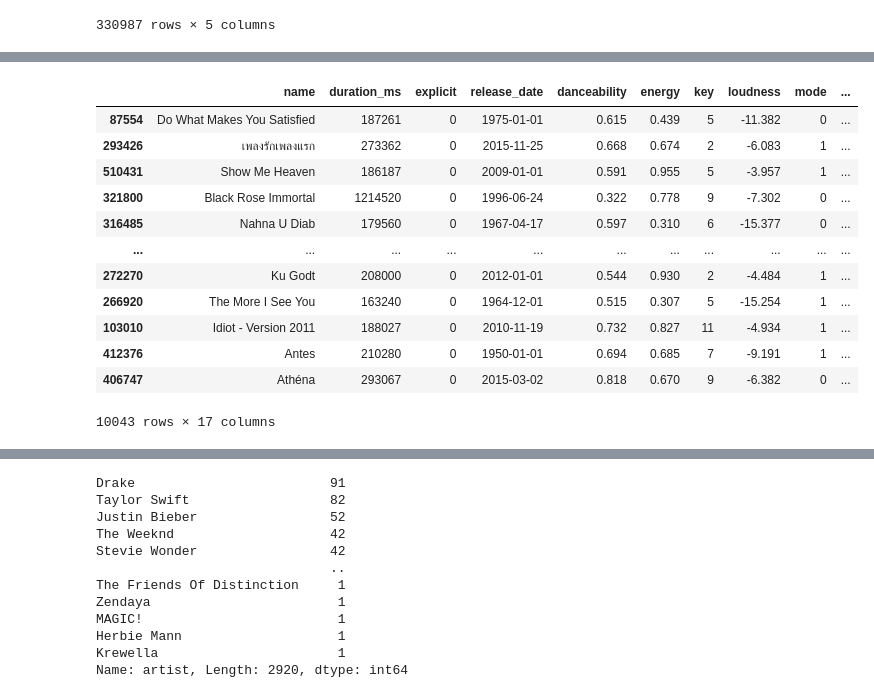
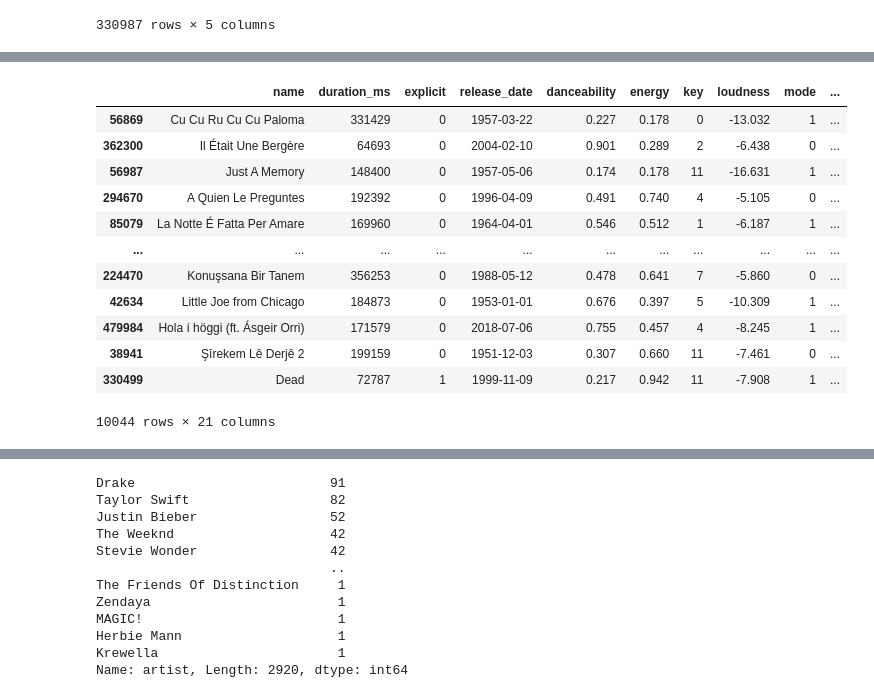
Before and after one commit to xRiku/gp-ufes, a Jupyter notebook: billboard_x_spotify.ipynb, the cells around one changed output, grey strips where cells are left out. Saved outputs shown, nothing was run; the diff lists cells and outputs as text; code cells hidden in the pictures.

```diff
--- a/billboard_x_spotify.ipynb
+++ b/billboard_x_spotify.ipynb
@@ -23,3 +27,5 @@ entries
 # %%
 billboard = entries.sort_values('date', ascending=False)
 billboard['cumulative_artist_appearances'] = billboard.groupby('artist').cumcount(ascending=False)
+billboard = billboard.sort_values(by=['date'], ascending=False).drop_duplicates(['name', 'artist'], keep='first')
+billboard.loc[billboard['artist'] == 'Big Time Rush']
@@ -110,0 +38,5 @@ billboard.loc[billboard['name'] == 'White Christmas']
+# %%
+# Por alguma razão, algumas músicas aparecem repetidas diversas vezes com
+# variações mínimas nas features de audio, portanto é necessario filtra-las
+new_df = df.sort_values(by='release_date').drop_duplicates(['name', 'artist'], keep='first')
+new_df.loc[(df['artist'] == 'Big Time Rush')][['name', 'artist', 'release_date']]
@@ -156,0 +203,3 @@ billboard2.loc[billboard2['artist'] == 'BLACKPINK'][['name', 'artist', 'cumulati
+# %%
+total_in_billboard = len(merged_df[~merged_df['weeks'].isna()])
+total_in_billboard
@@ -157,5 +212,5 @@ billboard2.loc[billboard2['artist'] == 'BLACKPINK'][['name', 'artist', 'cumulati
 # %%
-sanitized_merged_df = merged_df[merged_df['weeks'].isna()].reset_index(drop=True)
-sanitized_merged_df
+unsuccessful_df = merged_df[merged_df['weeks'].isna()].reset_index(drop=True)
+unsuccessful_df
 # %% [output]
 |  | name | duration_ms | explicit | release_date | danceability | energy | key | loudness | mode | ... |
@@ -174,20 +229,20 @@ sanitized_merged_df
 # %%
-samples_df = sanitized_merged_df.sample(n=total_in_billboard)
+samples_df = unsuccessful_df.sample(n=total_in_billboard, random_state=2023)
 samples_df
 # %% [output]
 |  | name | duration_ms | explicit | release_date | danceability | energy | key | loudness | mode | ... |
-| 87554 | Do What Makes You Satisfied | 187261 | 0 | 1975-01-01 | 0.615 | 0.439 | 5 | -11.382 | 0 | ... |
-| 293426 | เพลงรักเพลงแรก | 273362 | 0 | 2015-11-25 | 0.668 | 0.674 | 2 | -6.083 | 1 | ... |
-| 510431 | Show Me Heaven | 186187 | 0 | 2009-01-01 | 0.591 | 0.955 | 5 | -3.957 | 1 | ... |
-| 321800 | Black Rose Immortal | 1214520 | 0 | 1996-06-24 | 0.322 | 0.778 | 9 | -7.302 | 0 | ... |
-| 316485 | Nahna U Diab | 179560 | 0 | 1967-04-17 | 0.597 | 0.310 | 6 | -15.377 | 0 | ... |
+| 56869 | Cu Cu Ru Cu Cu Paloma | 331429 | 0 | 1957-03-22 | 0.227 | 0.178 | 0 | -13.032 | 1 | ... |
+| 362300 | Il Était Une Bergère | 64693 | 0 | 2004-02-10 | 0.901 | 0.289 | 2 | -6.438 | 0 | ... |
+| 56987 | Just A Memory | 148400 | 0 | 1957-05-06 | 0.174 | 0.178 | 11 | -16.631 | 1 | ... |
+| 294670 | A Quien Le Preguntes | 192392 | 0 | 1996-04-09 | 0.491 | 0.740 | 4 | -5.105 | 0 | ... |
+| 85079 | La Notte É Fatta Per Amare | 169960 | 0 | 1964-04-01 | 0.546 | 0.512 | 1 | -6.187 | 1 | ... |
 | ... | ... | ... | ... | ... | ... | ... | ... | ... | ... | ... |
-| 272270 | Ku Godt | 208000 | 0 | 2012-01-01 | 0.544 | 0.930 | 2 | -4.484 | 1 | ... |
-| 266920 | The More I See You | 163240 | 0 | 1964-12-01 | 0.515 | 0.307 | 5 | -15.254 | 1 | ... |
-| 103010 | Idiot - Version 2011 | 188027 | 0 | 2010-11-19 | 0.732 | 0.827 | 11 | -4.934 | 1 | ... |
-| 412376 | Antes | 210280 | 0 | 1950-01-01 | 0.694 | 0.685 | 7 | -9.191 | 1 | ... |
-| 406747 | Athéna | 293067 | 0 | 2015-03-02 | 0.818 | 0.670 | 9 | -6.382 | 0 | ... |
+| 224470 | Konuşsana Bir Tanem | 356253 | 0 | 1988-05-12 | 0.478 | 0.641 | 7 | -5.860 | 0 | ... |
+| 42634 | Little Joe from Chicago | 184873 | 0 | 1953-01-01 | 0.676 | 0.397 | 5 | -10.309 | 1 | ... |
+| 479984 | Hola í höggi (ft. Ásgeir Orri) | 171579 | 0 | 2018-07-06 | 0.755 | 0.457 | 4 | -8.245 | 1 | ... |
+| 38941 | Şîrekem Lê Derjê 2 | 199159 | 0 | 1951-12-03 | 0.307 | 0.660 | 11 | -7.461 | 0 | ... |
+| 330499 | Dead | 72787 | 1 | 1999-11-09 | 0.217 | 0.942 | 11 | -7.908 | 1 | ... |
-10043 rows × 17 columns
+10044 rows × 21 columns
 # %%
 concatenated_df = pd.concat([billboard_entries_df, samples_df]).reset_index(drop=True)
 # concatenated_df.columns
```
Also changed, not shown: parts of 37 cells of this notebook.
